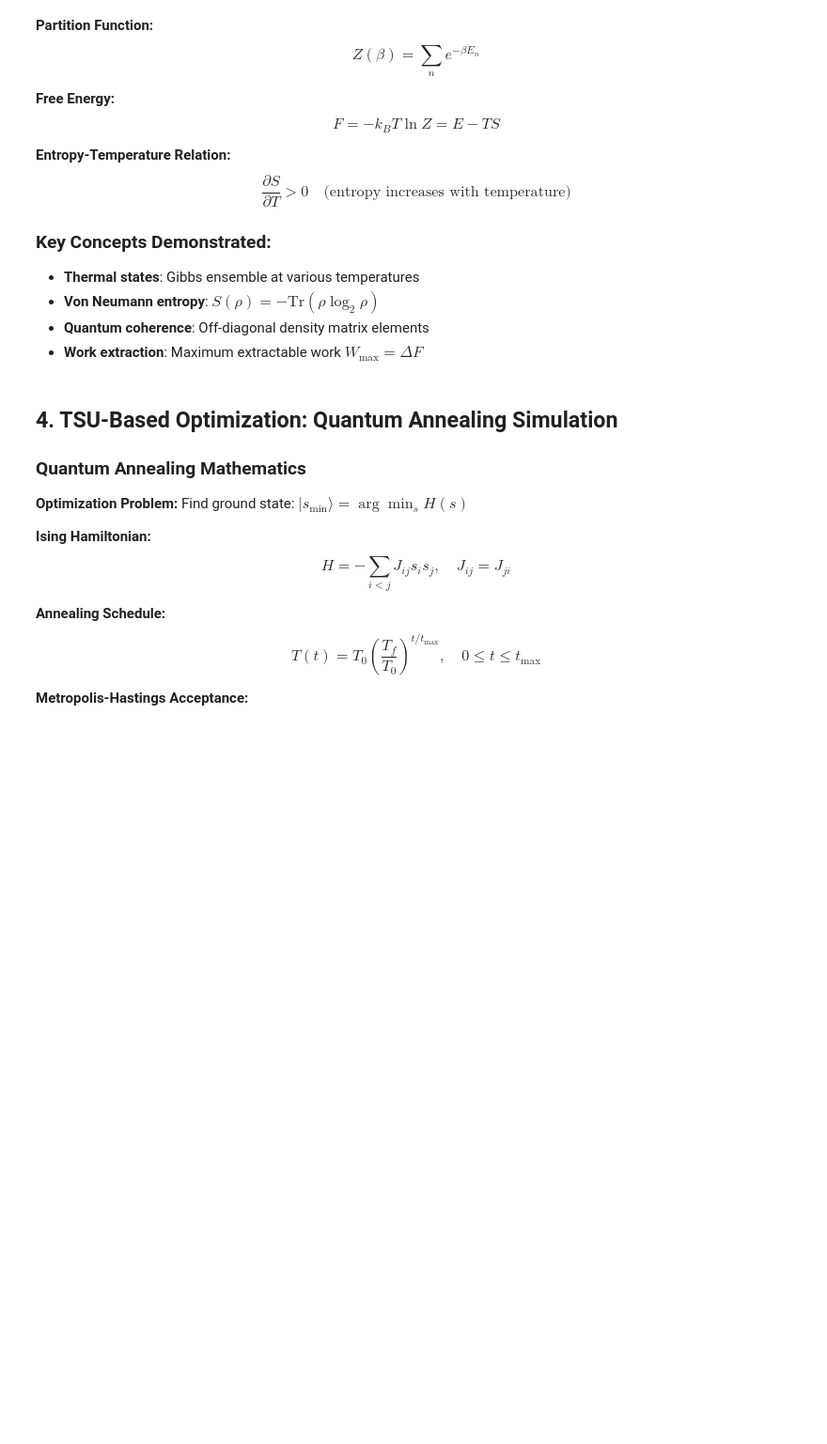
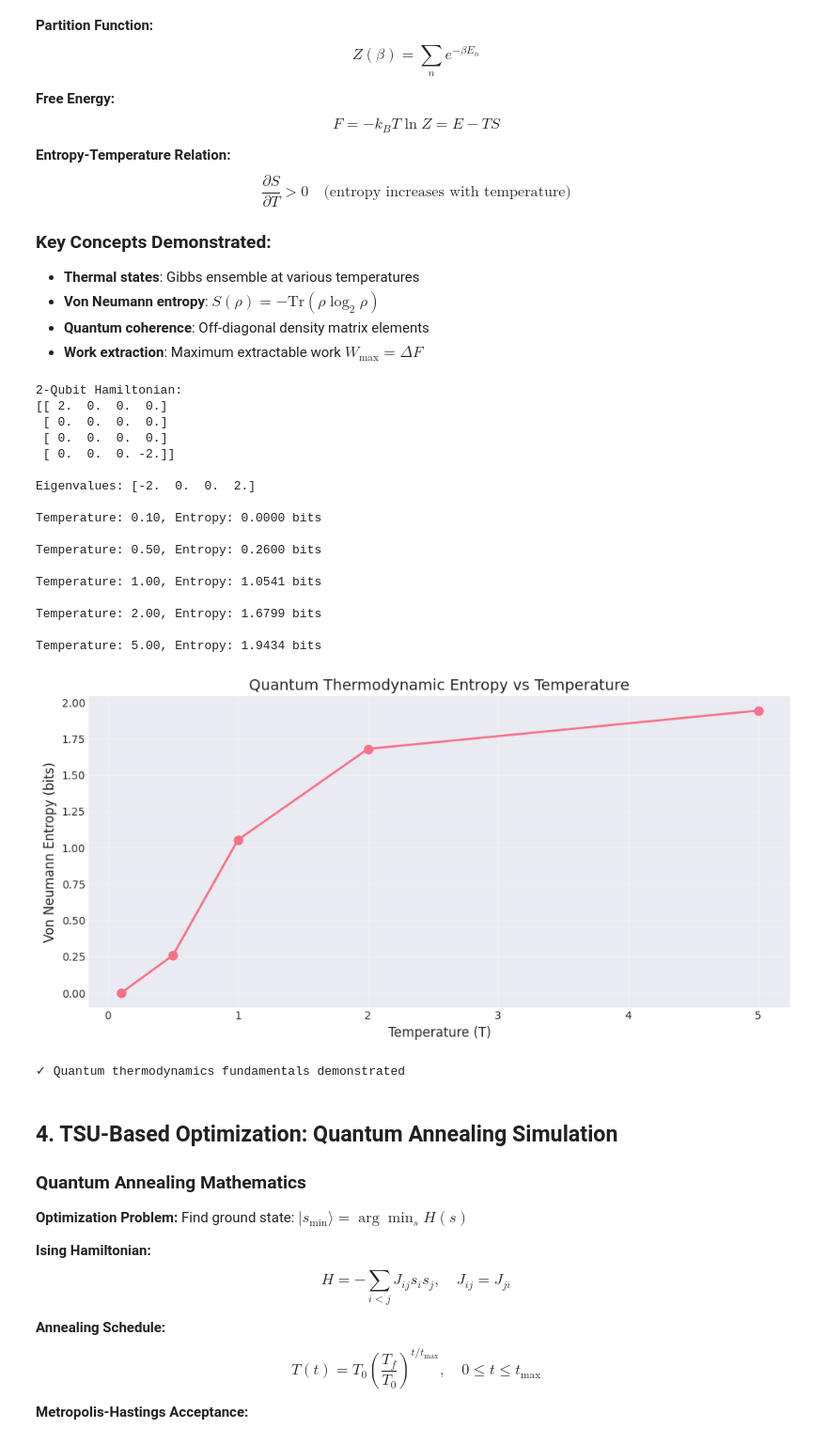
Before and after one commit to rjamoriz/Quantum-Thermodynamics-TSU, a Jupyter notebook: quantum_thermodynamics_tsu.ipynb, the cells around one changed output. Shown at 94% size. Cells and saved outputs as stored; diff of their text form; code cells hidden in the pictures; blank space fills up the shorter version.

```diff
--- a/quantum_thermodynamics_tsu.ipynb
+++ b/quantum_thermodynamics_tsu.ipynb
@@ -207,36 +209,56 @@ tsu = ThermodynamicSamplingUnit(n_qubits=n_qubits, initial_temp=1.0)
 # Define Hamiltonian (Pauli Z operator)
 sigma_z = np.array([[1, 0], [0, -1]])
 H_2qubit = np.kron(sigma_z, np.eye(2)) + np.kron(np.eye(2), sigma_z)
 
 print("2-Qubit Hamiltonian:")
 print(H_2qubit)
 print(f"\nEigenvalues: {np.linalg.eigvalsh(H_2qubit)}")
 
 # Generate thermal state at different temperatures
 temperatures = [0.1, 0.5, 1.0, 2.0, 5.0]
 entropies = []
 
 for temp in temperatures:
     tsu.temperature = temp
     tsu.beta = 1.0 / temp
 
     rho_thermal = tsu.thermal_state(H_2qubit)
-    entropy = tsu.von_neumann_entropy(rho_thermal)
-    entropies.append(entropy)
+    vn_entropy = tsu.von_neumann_entropy(rho_thermal)
+    entropies.append(vn_entropy)
 
-    print(f"\nTemperature: {temp:.2f}, Entropy: {entropy:.4f} bits")
+    print(f"\nTemperature: {temp:.2f}, Entropy: {vn_entropy:.4f} bits")
 
 # Visualize entropy vs temperature
 plt.figure(figsize=(10, 5))
 plt.plot(temperatures, entropies, 'o-', linewidth=2, markersize=8)
 plt.xlabel('Temperature (T)', fontsize=12)
 plt.ylabel('Von Neumann Entropy (bits)', fontsize=12)
 plt.title('Quantum Thermodynamic Entropy vs Temperature', fontsize=14)
 plt.grid(True, alpha=0.3)
 plt.tight_layout()
 plt.show()
 
 print("\n✓ Quantum thermodynamics fundamentals demonstrated")
+# %% [output]
+2-Qubit Hamiltonian:
+[[ 2.  0.  0.  0.]
+ [ 0.  0.  0.  0.]
+ [ 0.  0.  0.  0.]
+ [ 0.  0.  0. -2.]]
+
+Eigenvalues: [-2.  0.  0.  2.]
+
+Temperature: 0.10, Entropy: 0.0000 bits
+
+Temperature: 0.50, Entropy: 0.2600 bits
+
+Temperature: 1.00, Entropy: 1.0541 bits
+
+Temperature: 2.00, Entropy: 1.6799 bits
+
+Temperature: 5.00, Entropy: 1.9434 bits
+[figure, added]
+✓ Quantum thermodynamics fundamentals demonstrated
 # %% [markdown]
 ## 4. TSU-Based Optimization: Quantum Annealing Simulation
 
```
Also changed, not shown: parts of 8 cells of this notebook.
